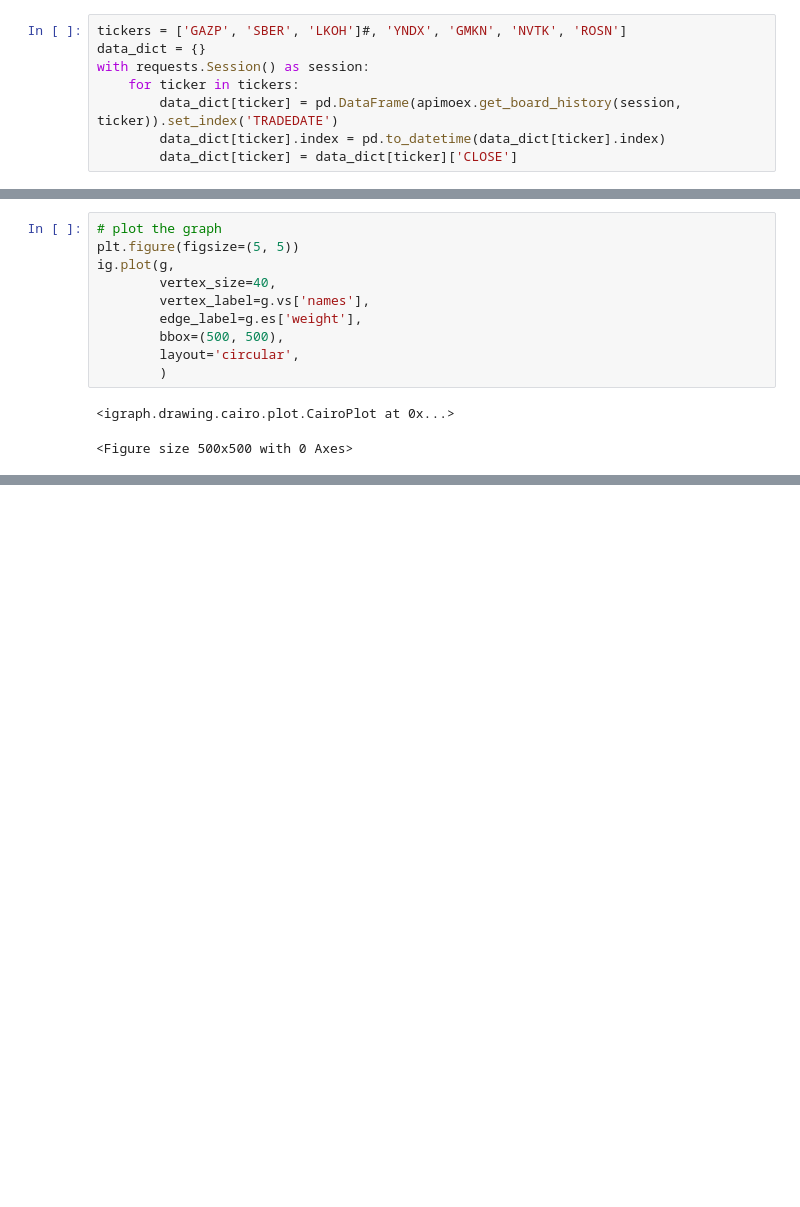
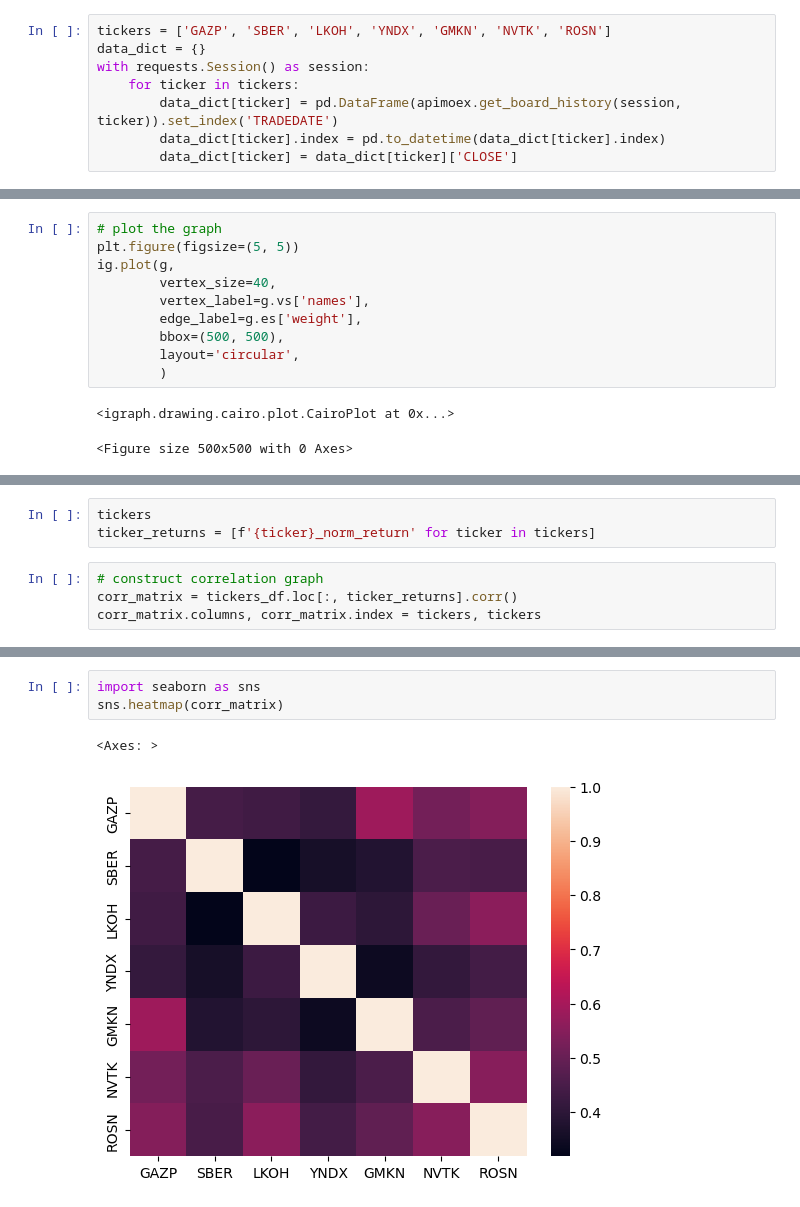
Before and after one commit to dmtrpolovnikov/network_analysis, a Jupyter notebook: practice_2.ipynb, the cells around one changed output, grey strips where cells are left out. Cells and saved outputs as stored; diff of their text form; blank space fills up the shorter version.

```diff
--- a/practice_2.ipynb
+++ b/practice_2.ipynb
@@ -90,7 +90,7 @@ Compare according adjacency matrices : True
 # %% [markdown]
 #### TASK 2
 # %%
-tickers = ['GAZP', 'SBER', 'LKOH']#, 'YNDX', 'GMKN', 'NVTK', 'ROSN']
+tickers = ['GAZP', 'SBER', 'LKOH', 'YNDX', 'GMKN', 'NVTK', 'ROSN']
 data_dict = {}
 with requests.Session() as session:
     for ticker in tickers:
@@ -238,0 +251,7 @@ ig.plot(g,
+# %%
+tickers
+ticker_returns = [f'{ticker}_norm_return' for ticker in tickers]
+# %%
+# construct correlation graph
+corr_matrix = tickers_df.loc[:, ticker_returns].corr()
+corr_matrix.columns, corr_matrix.index = tickers, tickers
@@ -238,0 +292,6 @@ ig.plot(g,
+# %%
+import seaborn as sns
+sns.heatmap(corr_matrix)
+# %% [output]
+<Axes: >
+[figure, added]
```
Also changed, not shown: parts of 6 cells of this notebook.
